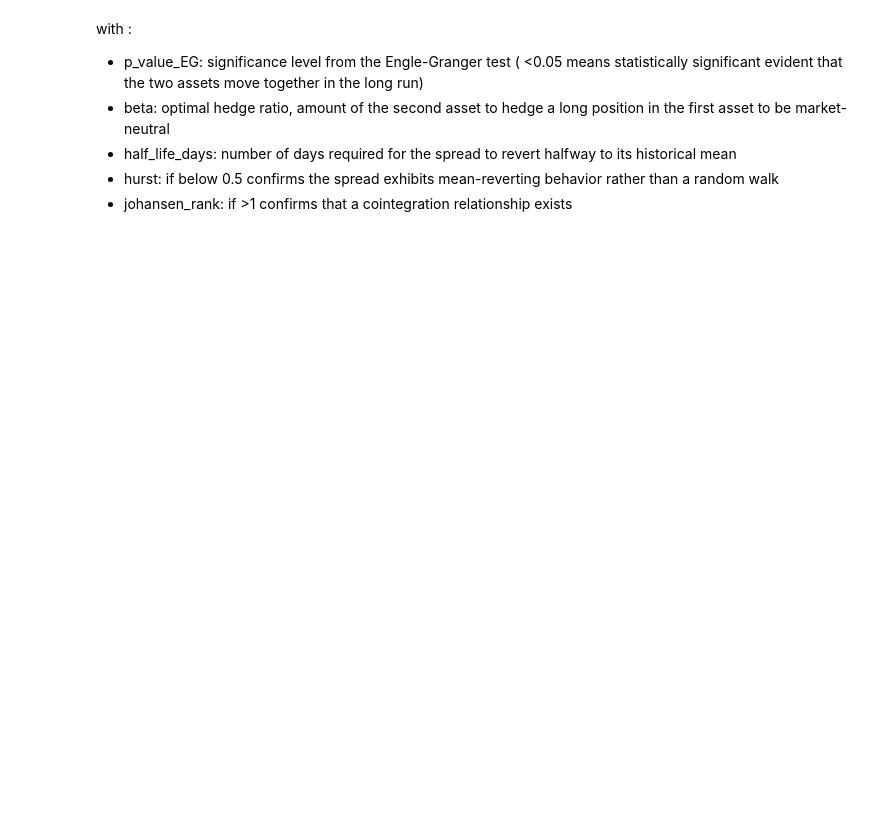
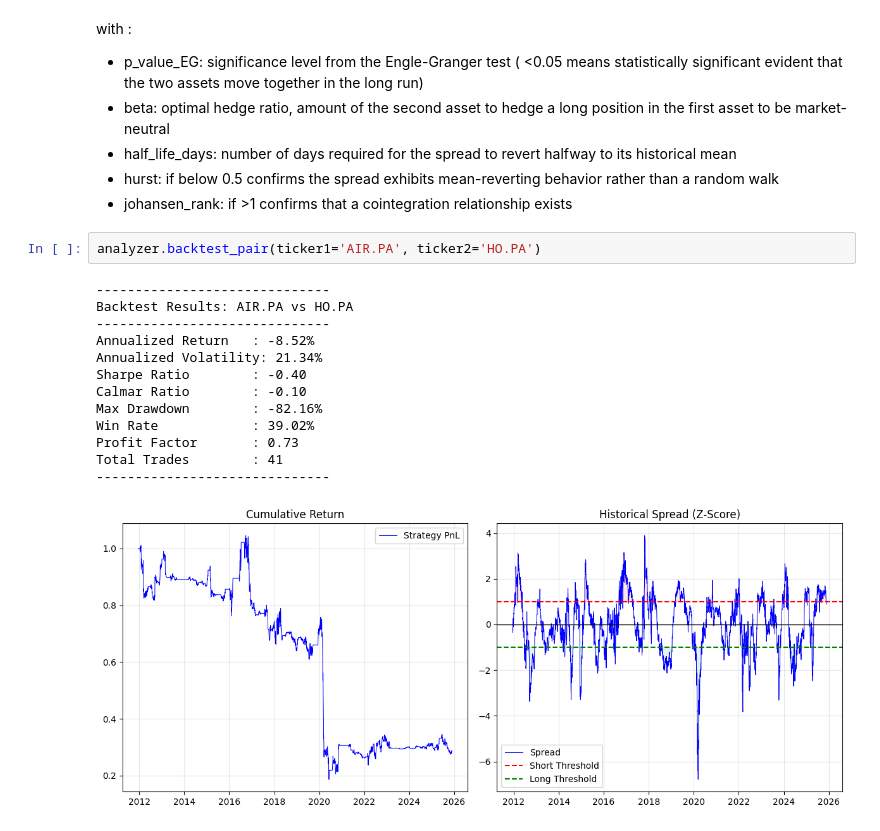
Before and after one commit to samichaignonmejai/equity-pair-screener, a Jupyter notebook: tutorial.ipynb, the cells around one changed output. Cells and saved outputs as stored; diff of their text form; blank space fills up the shorter version.

```diff
--- a/tutorial.ipynb
+++ b/tutorial.ipynb
@@ -60,3 +62,19 @@ with :
 - half_life_days: number of days required for the spread to revert halfway to its historical mean
 - hurst: if below 0.5 confirms the spread exhibits mean-reverting behavior rather than a random walk
 - johansen_rank: if >1 confirms that a cointegration relationship exists
+# %%
+analyzer.backtest_pair(ticker1='AIR.PA', ticker2='HO.PA')
+# %% [output]
+------------------------------
+Backtest Results: AIR.PA vs HO.PA
+------------------------------
+Annualized Return   : -8.52%
+Annualized Volatility: 21.34%
+Sharpe Ratio        : -0.40
+Calmar Ratio        : -0.10
+Max Drawdown        : -82.16%
+Win Rate            : 39.02%
+Profit Factor       : 0.73
+Total Trades        : 41
+------------------------------
+[figure, added]
```
Also changed, not shown: parts of 3 cells of this notebook, 2 other files.
